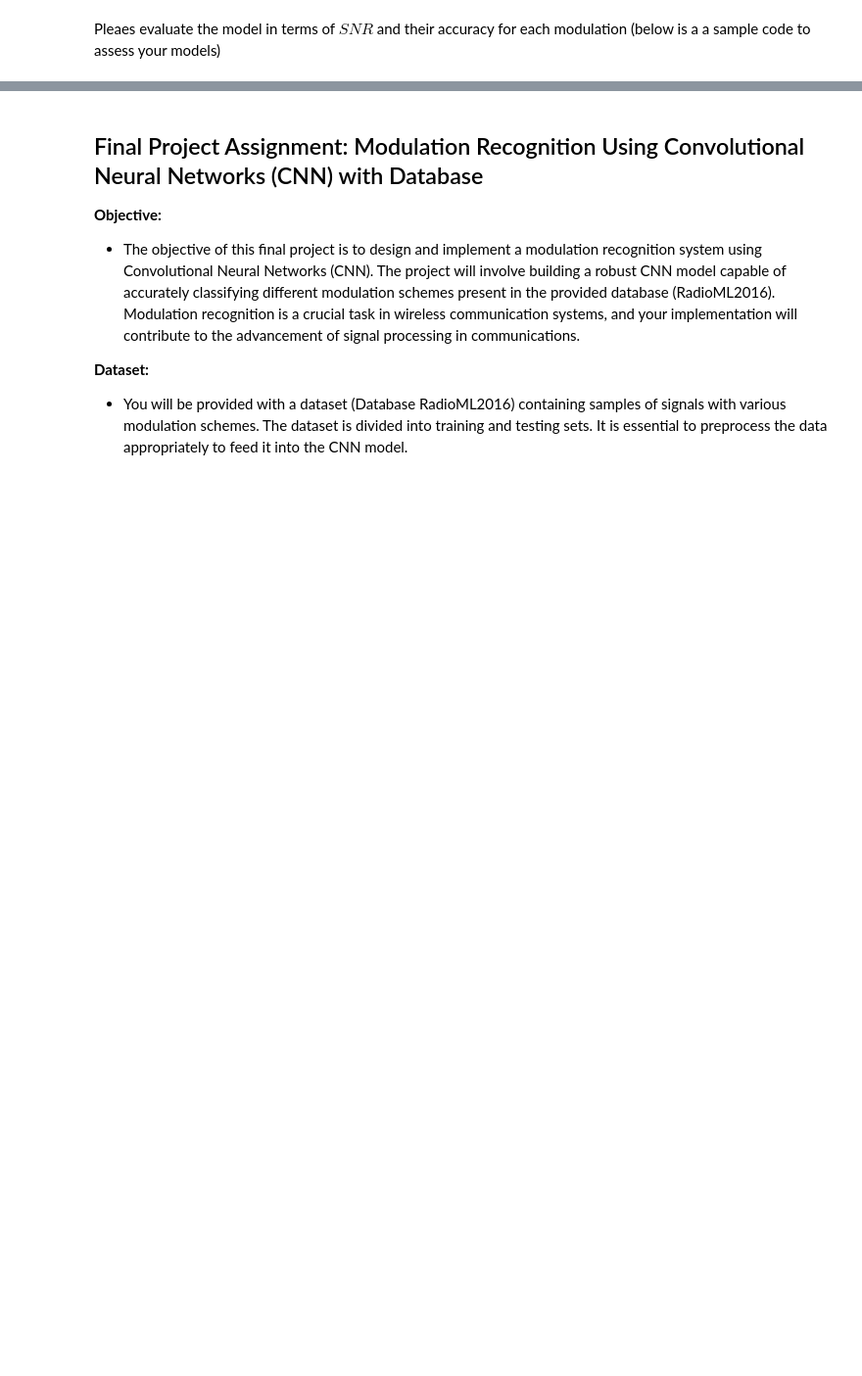
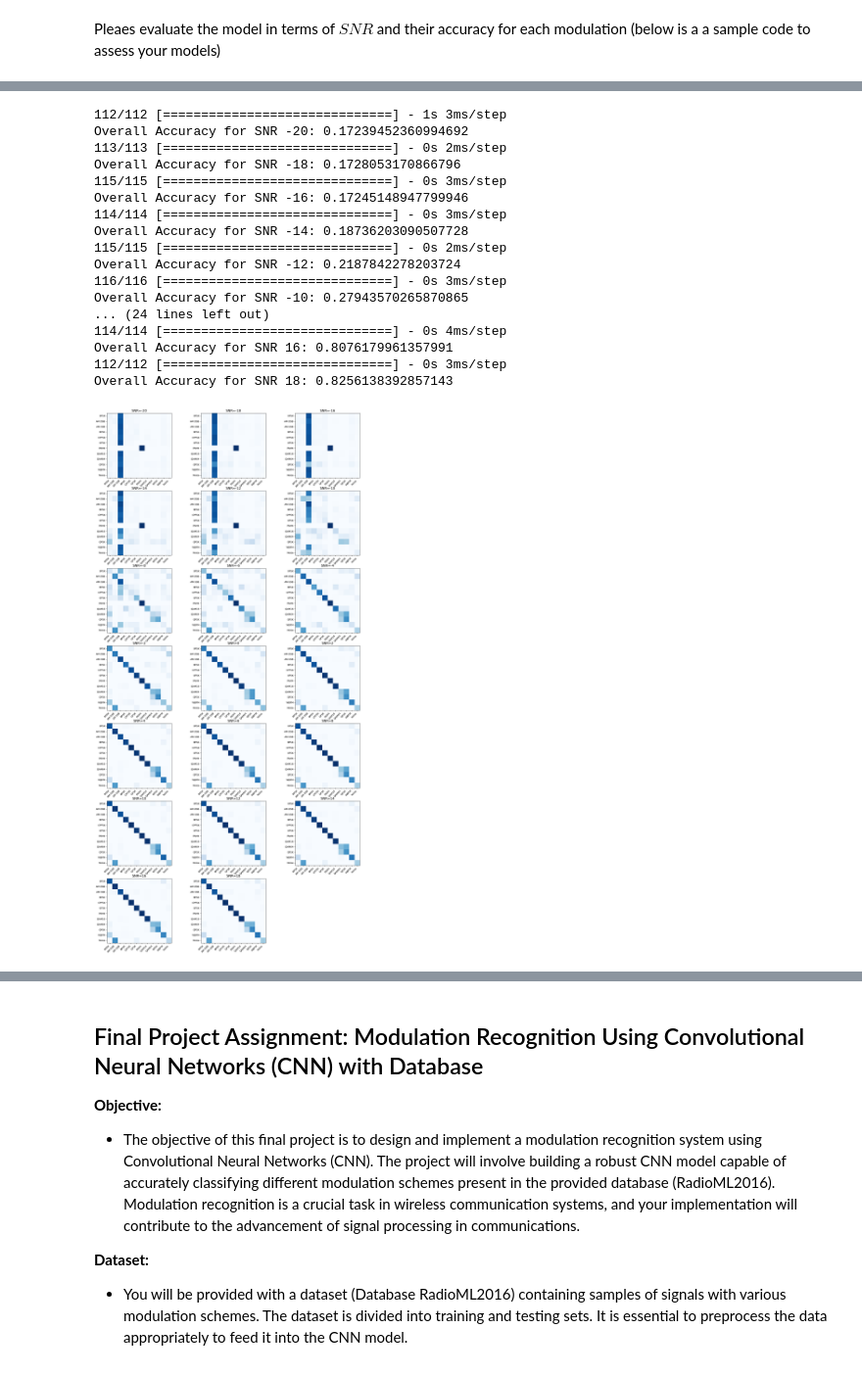
Before and after one commit to Unsimplegato159/Proyecto_Final_TDSIII, a Jupyter notebook: FinalProject_TS3_RadioML_20232_Santiago_T_Santiago_N.ipynb, the cells around one changed output, grey strips where cells are left out. Shown at 98% size. Cells and saved outputs as stored; diff of their text form; code cells hidden in the pictures; blank space fills up the shorter version.

```diff
--- a/FinalProject_TS3_RadioML_20232_Santiago_T_Santiago_N.ipynb
+++ b/FinalProject_TS3_RadioML_20232_Santiago_T_Santiago_N.ipynb
@@ -524 +387,80 @@ Overall Accuracy for SNR 18: 0.846540178571
+# %%
+import matplotlib.pyplot as plt
+import numpy as np
+
+# Definir el número de filas y columnas
+num_filas = 7
+num_columnas = 3
+acc = {}
+
+# Ajustar el tamaño de los subgráficos
+fig, axs = plt.subplots(num_filas, num_columnas, figsize=(20, 40))
+
+# Iterar sobre las relaciones SNR y crear un subplot para cada una
+for i, snr in enumerate(snrs):
+    # extract classes @ SNR
+    test_SNRs = map(lambda x: int(lbl[x][1]), test_idx)
+    aux_vector = np.array(list(test_SNRs))
+    test_X_i = X_test[np.where(aux_vector == snr)]
+    test_Y_i = Y_test[np.where(aux_vector == snr)]
+
+    # Check if there are data samples for the current SNR
+    if len(test_X_i) == 0:
+        print("No data samples available for SNR: {}".format(snr))
+        continue
+
+    # estimate classes
+    test_Y_i_hat = model.predict(test_X_i)
+    conf = np.zeros([len(classes), len(classes)])
+    confnorm = np.zeros([len(classes), len(classes)])
+
+    for j in range(0, test_X_i.shape[0]):
+        true_label = list(test_Y_i[j, :]).index(1)
+        predicted_label = int(np.argmax(test_Y_i_hat[j, :]))
+        conf[true_label, predicted_label] += 1
+
+    for j in range(0, len(classes)):
+        confnorm[j, :] = conf[j, :] / np.sum(conf[j, :])
+
+    # Obtener la posición del subplot en la matriz de subgráficos
+    fila_actual = i // num_columnas
+    columna_actual = i % num_columnas
+
+    # Crear un subplot y mostrar la matriz de confusión en ese subplot
+    im = axs[fila_actual, columna_actual].imshow(confnorm, interpolation='nearest', cmap=plt.cm.Blues)
+    axs[fila_actual, columna_actual].set_title("SNR={}".format(snr), fontsize=14)
+    axs[fila_actual, columna_actual].set_xticks(np.arange(len(classes)))
+    axs[fila_actual, columna_actual].set_yticks(np.arange(len(classes)))
+    axs[fila_actual, columna_actual].set_xticklabels(classes, fontsize=10, rotation=45, ha="right")  # Añadir rotation y ha
+    axs[fila_actual, columna_actual].set_yticklabels(classes, fontsize=10)
+
+    cor = np.sum(np.diag(conf))
+    ncor = np.sum(conf) - cor
+    print("Overall Accuracy for SNR {}: {}".format(snr, cor / (cor+ncor)))
+    acc[snr] = 1.0*cor/(cor+ncor)
+
+# Eliminar el último subplot
+fig.delaxes(axs[-1, -1])
+
+# Mostrar los subgráficos
+plt.show()
+# %% [output]
+112/112 [==============================] - 1s 3ms/step
+Overall Accuracy for SNR -20: 0.17239452360994692
+113/113 [==============================] - 0s 2ms/step
+Overall Accuracy for SNR -18: 0.1728053170866796
+115/115 [==============================] - 0s 3ms/step
+Overall Accuracy for SNR -16: 0.17245148947799946
+114/114 [==============================] - 0s 3ms/step
+Overall Accuracy for SNR -14: 0.18736203090507728
+115/115 [==============================] - 0s 2ms/step
+Overall Accuracy for SNR -12: 0.2187842278203724
+116/116 [==============================] - 0s 3ms/step
+Overall Accuracy for SNR -10: 0.27943570265870865
+... (24 lines left out)
+114/114 [==============================] - 0s 4ms/step
+Overall Accuracy for SNR 16: 0.8076179961357991
+112/112 [==============================] - 0s 3ms/step
+Overall Accuracy for SNR 18: 0.8256138392857143
+[figure, added]
 # %%
```
Also changed, not shown: parts of 48 cells of this notebook.
